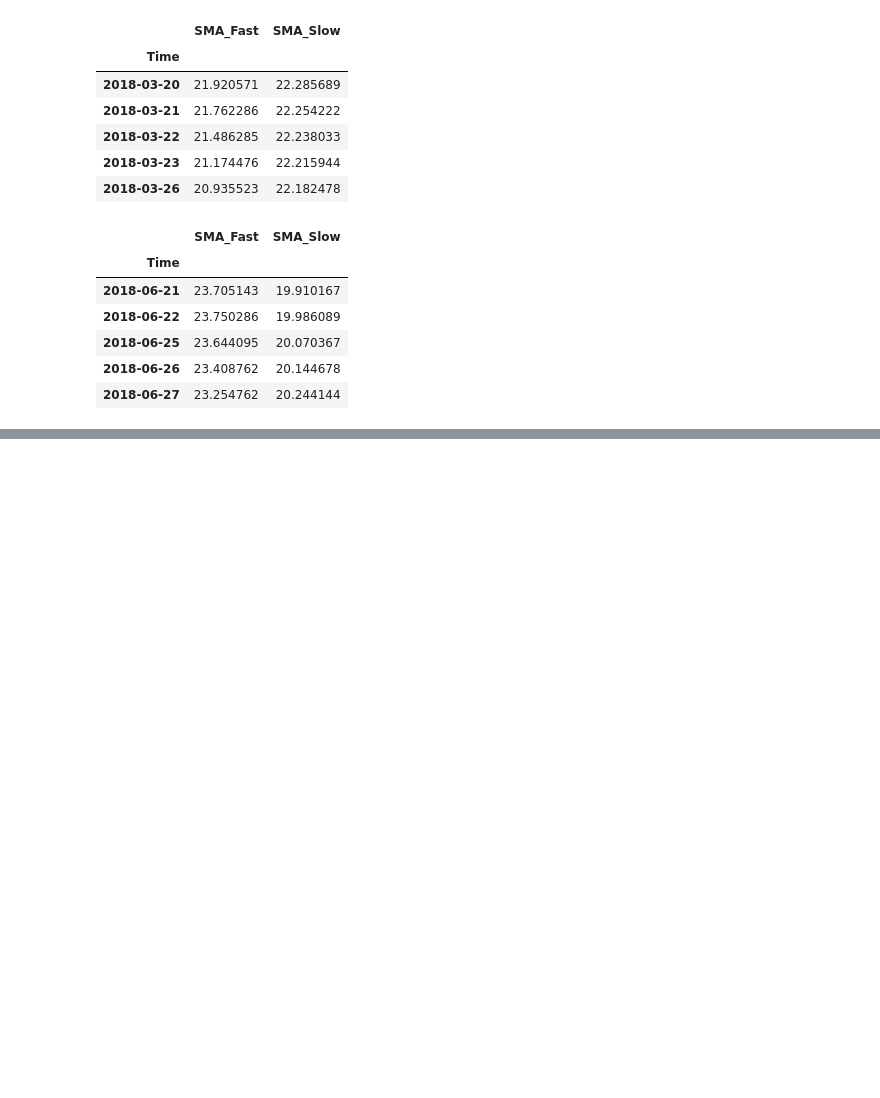
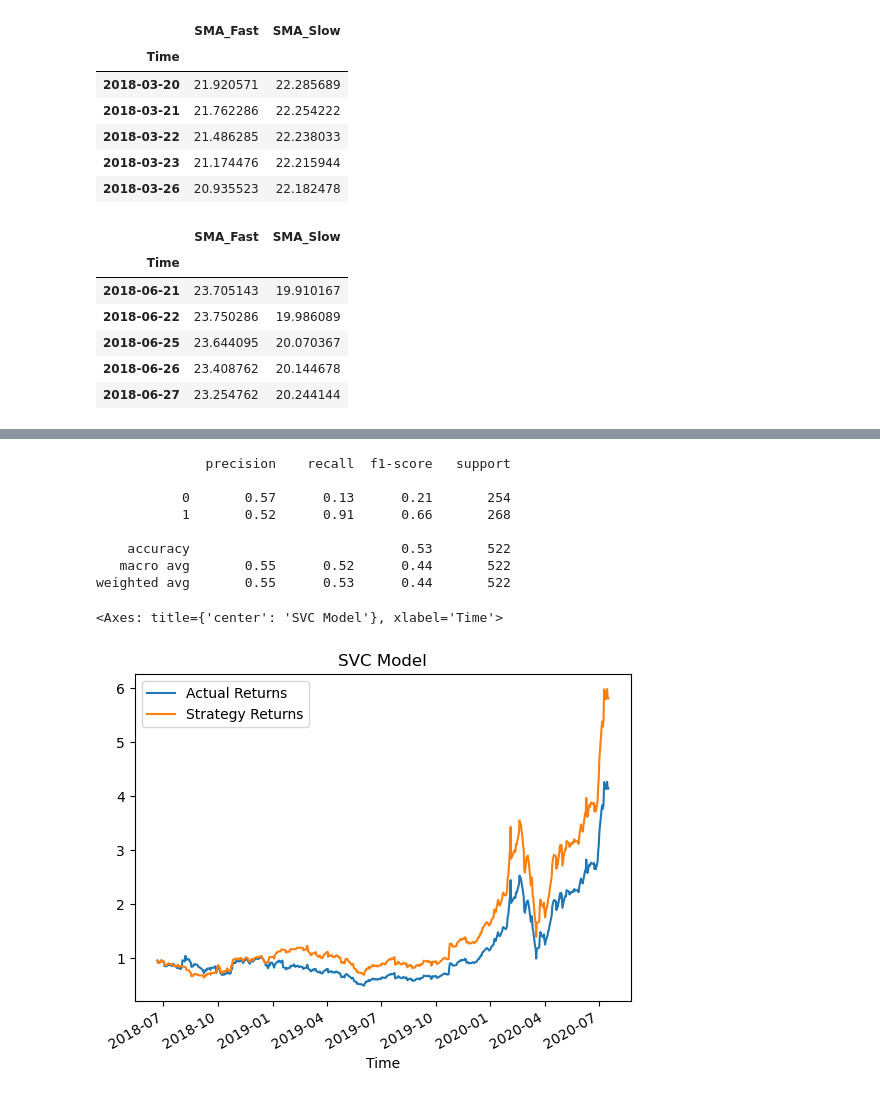
Before and after one commit to bittraidr/Sentiment_Analysis_Study_Multiple_Models, a Jupyter notebook: main.ipynb, the cells around one changed output, grey strips where cells are left out. Cells and saved outputs as stored; diff of their text form; code cells hidden in the pictures; blank space fills up the shorter version.

```diff
--- a/main.ipynb
+++ b/main.ipynb
@@ -262,2 +203,15 @@ print(linear_disc_testing_report)
 # %%
-### Alejandra to add SVC with sentiment
+### Return results of the SVC model with sentiment analysis
+print(ML_mods.svc_testing_report)
+ML_mods.SVC_plot_cum_returns.plot(title='SVC Model')
+# %% [output]
+              precision    recall  f1-score   support
+
+           0       0.57      0.13      0.21       254
+           1       0.52      0.91      0.66       268
+
+    accuracy                           0.53       522
+   macro avg       0.55      0.52      0.44       522
+weighted avg       0.55      0.53      0.44       522
+<Axes: title={'center': 'SVC Model'}, xlabel='Time'>
+[figure, added]
```
Also changed, not shown: parts of 9 cells of this notebook, 12 other files.
